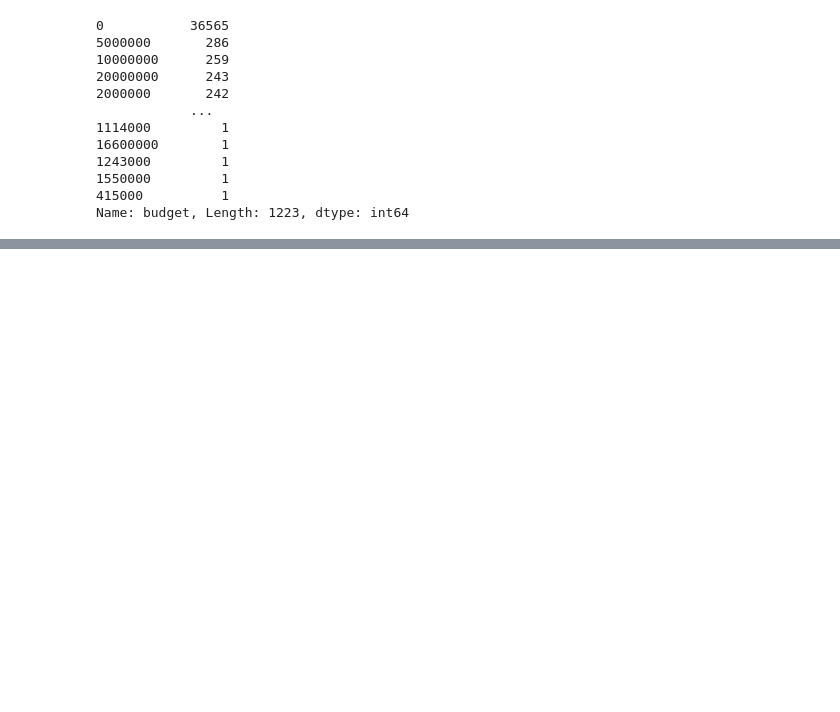
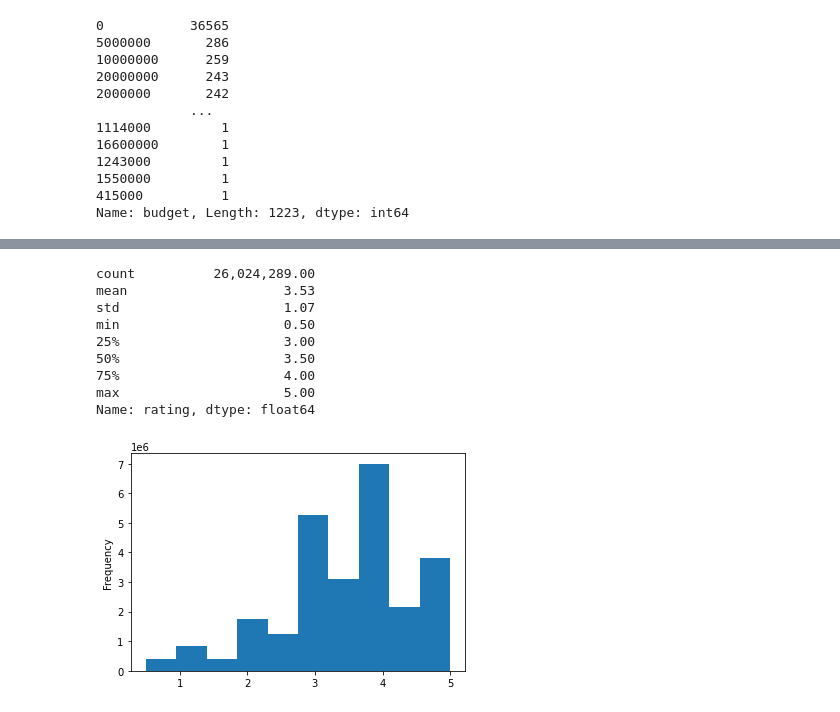
Before and after one commit to Subhangi-G/Movies-ETL, a Jupyter notebook: Movies-ETL.ipynb, the cells around one changed output, grey strips where cells are left out. Saved outputs shown, nothing was run; the diff lists cells and outputs as text; code cells hidden in the pictures; blank space fills up the shorter version.

Commit message:
Reasonability check on ratings data

```diff
--- a/Movies-ETL.ipynb
+++ b/Movies-ETL.ipynb
@@ -997,0 +1013,19 @@ kaggle_metadata
+# %%
+ratings['timestamp'] = pd.to_datetime(ratings['timestamp'], unit='s')
+# %%
+# Lets look at the statistics of the actual ratings and make sure that there are no glaring errors.
+# We will do this by looking at a histogram of the ratings ditributions, and use describe() to print out stats on central tendency and spread.
+pd.options.display.float_format = '{:20,.2f}'.format
+ratings['rating'].plot(kind='hist')
+ratings['rating'].describe()
+# %% [output]
+count          26,024,289.00
+mean                    3.53
+std                     1.07
+min                     0.50
+25%                     3.00
+50%                     3.50
+75%                     4.00
+max                     5.00
+Name: rating, dtype: float64
+[figure, added]
```
Also changed, not shown: parts of 3 cells of this notebook.
